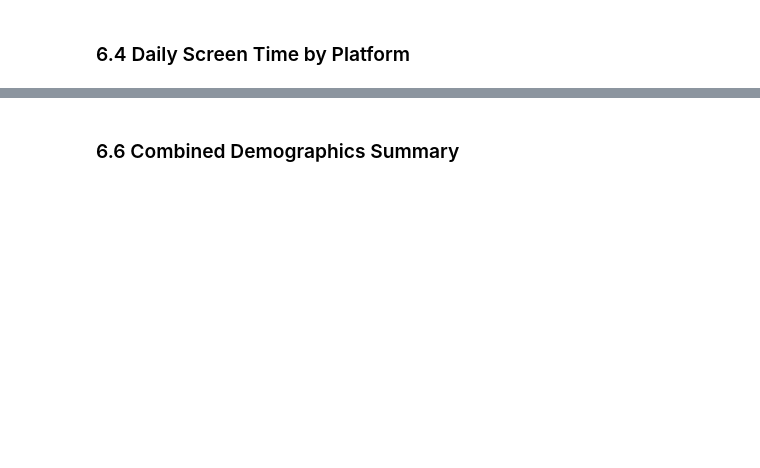
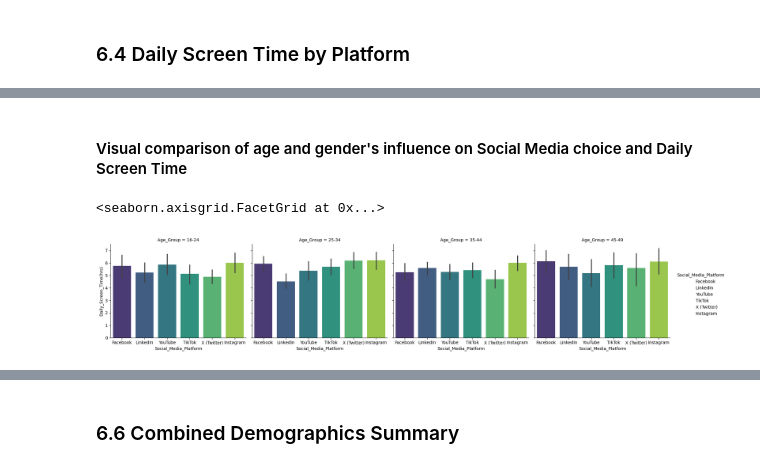
Before and after one commit to miteshbkumar-ship-it/social_mental_health_project, a Jupyter notebook: notebook/social_media_wellbeing_analysis.ipynb, the cells around one changed output, grey strips where cells are left out. Cells and saved outputs as stored; diff of their text form; code cells hidden in the pictures; blank space fills up the shorter version.

```diff
--- a/notebook/social_media_wellbeing_analysis.ipynb
+++ b/notebook/social_media_wellbeing_analysis.ipynb
@@ -169,0 +430,10 @@ df_working = df_clean.copy() # so you don't mess up the cleaned data
+# %% [markdown]
+#### Visual comparison of age and gender's influence on Social Media choice and Daily Screen Time
+# %%
+# Visual of daily screen time by platform gender vs age
+sns. catplot(data=socialmedia_clean, x= 'Social_Media_Platform', y= 'Daily_Screen_Time(hrs)', col= 'Age_Group', kind= 'bar', palette= 'viridis',
+             height= 4,aspect= 1.2,
+         )
+# %% [output]
+<seaborn.axisgrid.FacetGrid at 0x...>
+[figure, added]
```
Also changed, not shown: parts of 37 cells of this notebook.
